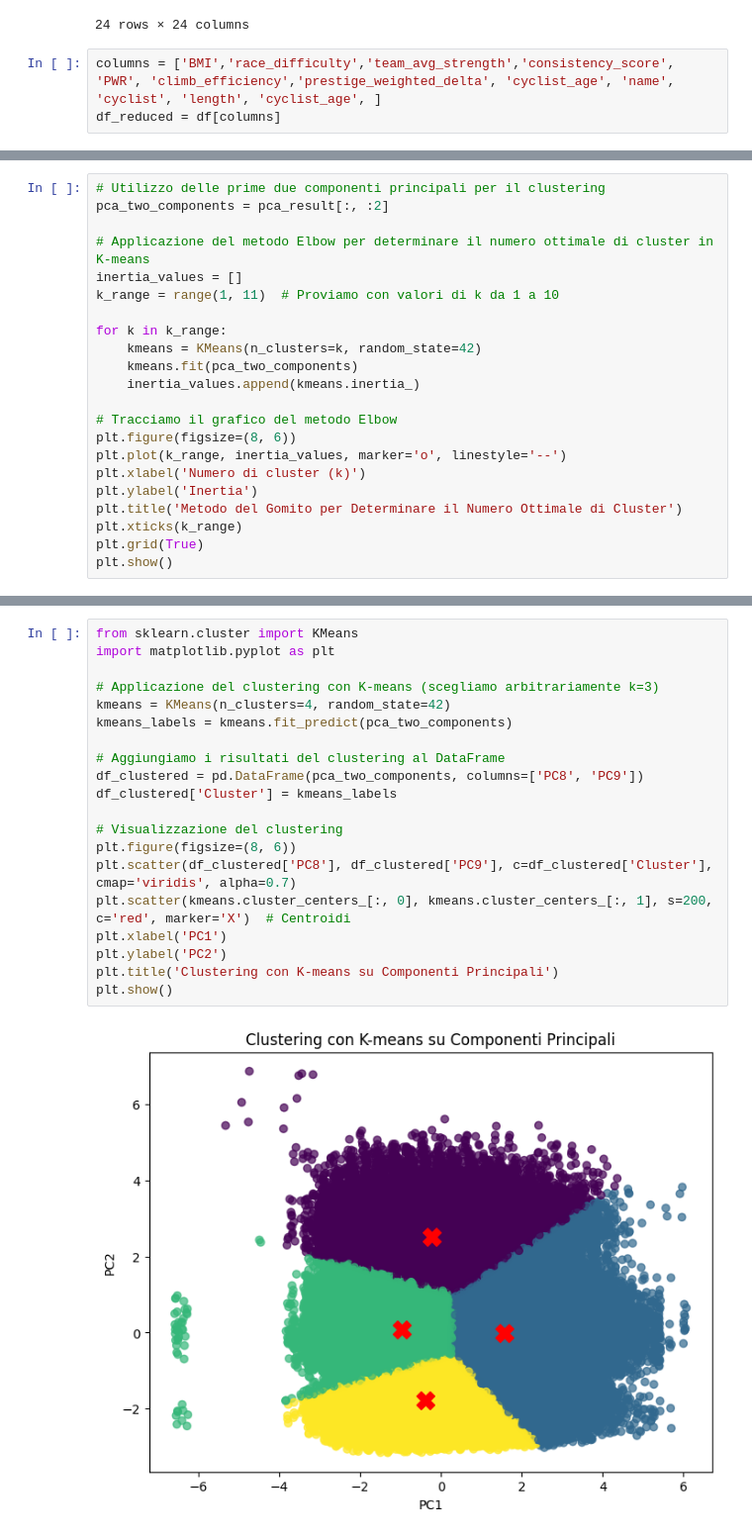
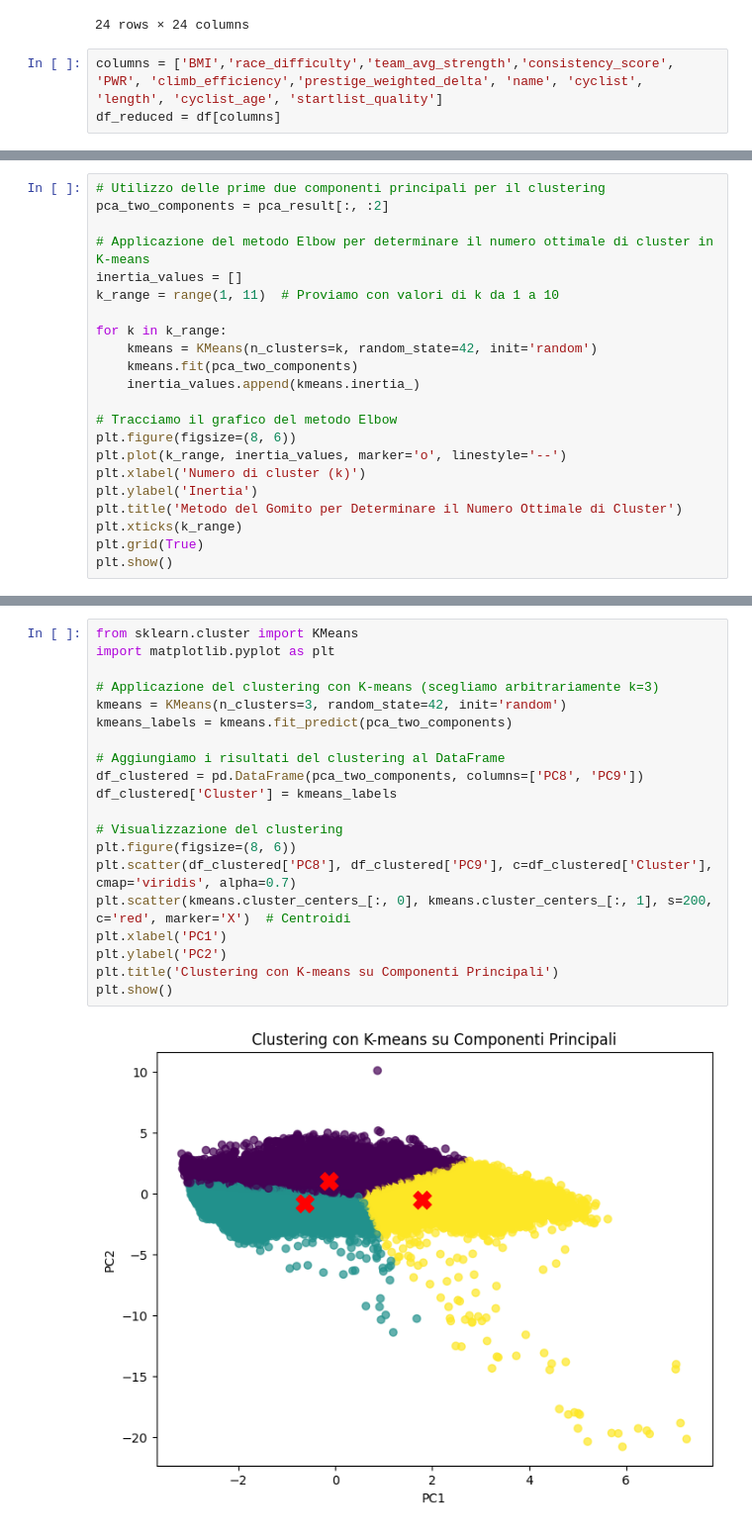
Before and after one commit to Dylan-Nico/Data-Mining-Cyclist-data, a Jupyter notebook: task_3_clustering/k_means.ipynb, the cells around one changed output, grey strips where cells are left out. Shown: that part at 99% size. Saved outputs shown, nothing was run; the diff lists cells and outputs as text.

```diff
--- a/task_3_clustering/k_means.ipynb
+++ b/task_3_clustering/k_means.ipynb
@@ -401,7 +399,7 @@ correlation_matrix
 | prestige_weighted_delta | -0.013295 | -0.010211 | 0.002830 | 0.017580 | 0.019938 | -0.010942 | 0.009190 | -0.001359 | 0.970606 | ... |
 24 rows × 24 columns
 # %%
-columns = ['BMI','race_difficulty','team_avg_strength','consistency_score', 'PWR', 'climb_efficiency','prestige_weighted_delta', 'cyclist_age', 'name', 'cyclist', 'length', 'cyclist_age', ]
+columns = ['BMI','race_difficulty','team_avg_strength','consistency_score', 'PWR', 'climb_efficiency','prestige_weighted_delta', 'name', 'cyclist', 'length', 'cyclist_age', 'startlist_quality']
 df_reduced = df[columns]
 # %%
 # Calcolo della matrice di correlazione per le feature numeriche
@@ -484,7 +480,7 @@ inertia_values = []
 k_range = range(1, 11)  # Proviamo con valori di k da 1 a 10
 
 for k in k_range:
-    kmeans = KMeans(n_clusters=k, random_state=42)
+    kmeans = KMeans(n_clusters=k, random_state=42, init='random')
     kmeans.fit(pca_two_components)
     inertia_values.append(kmeans.inertia_)
 
@@ -502,22 +498,22 @@ plt.show()
 # %%
 from sklearn.cluster import KMeans
 import matplotlib.pyplot as plt
 
 # Applicazione del clustering con K-means (scegliamo arbitrariamente k=3)
-kmeans = KMeans(n_clusters=4, random_state=42)
+kmeans = KMeans(n_clusters=3, random_state=42, init='random')
 kmeans_labels = kmeans.fit_predict(pca_two_components)
 
 # Aggiungiamo i risultati del clustering al DataFrame
 df_clustered = pd.DataFrame(pca_two_components, columns=['PC8', 'PC9'])
 df_clustered['Cluster'] = kmeans_labels
 
 # Visualizzazione del clustering
 plt.figure(figsize=(8, 6))
 plt.scatter(df_clustered['PC8'], df_clustered['PC9'], c=df_clustered['Cluster'], cmap='viridis', alpha=0.7)
 plt.scatter(kmeans.cluster_centers_[:, 0], kmeans.cluster_centers_[:, 1], s=200, c='red', marker='X')  # Centroidi
 plt.xlabel('PC1')
 plt.ylabel('PC2')
 plt.title('Clustering con K-means su Componenti Principali')
 plt.show()
 # %% [output]
-[figure, old version]
+[figure, new version]
```
Also changed, not shown: parts of 7 cells of this notebook.
